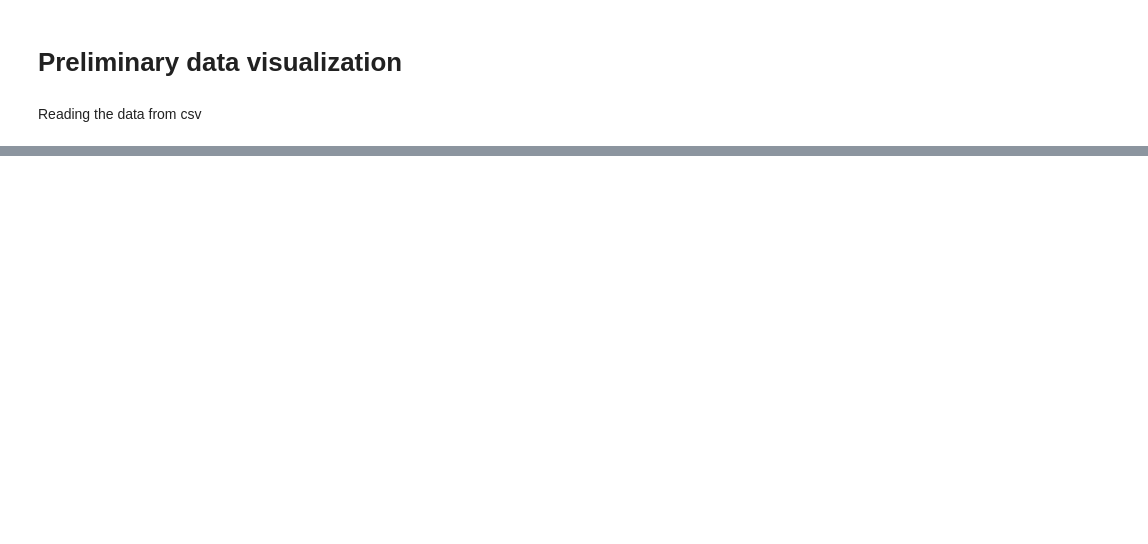
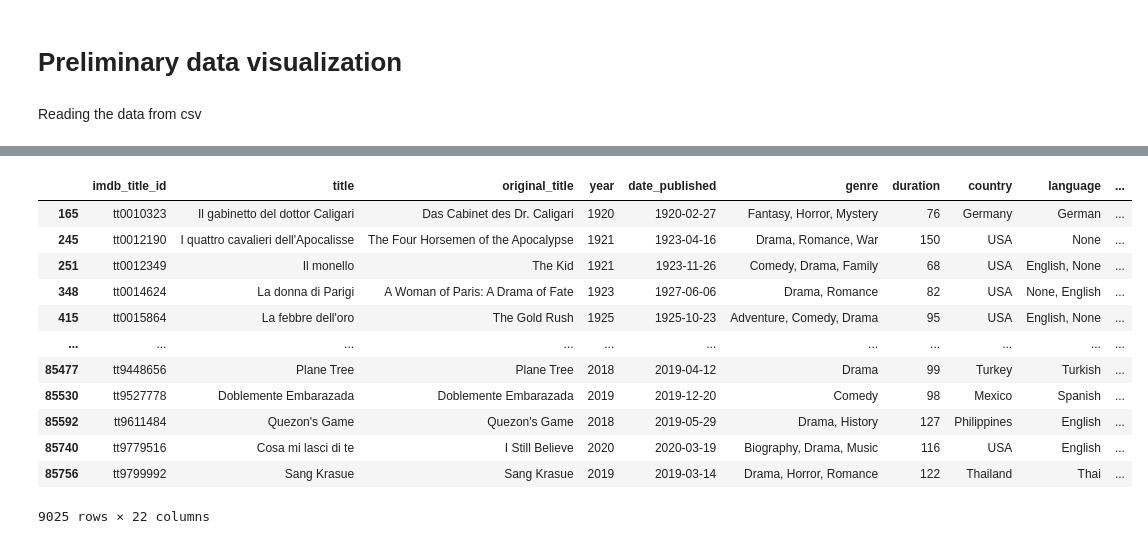
Before and after one commit to Joonasp1/IMDb_data, a Jupyter notebook: Data_Project.ipynb, the cells around one changed output, grey strips where cells are left out. Saved outputs shown, nothing was run; the diff lists cells and outputs as text; code cells hidden in the pictures; blank space fills up the shorter version.

```diff
--- a/Data_Project.ipynb
+++ b/Data_Project.ipynb
@@ -40,0 +114,20 @@ plt.bar(years, maxbudget)
+# %%
+data_ml = data.dropna(subset=['budget','worlwide_gross_income'])
+data_ml = data_ml[data_ml.budget.str.startswith('$') & data_ml.worlwide_gross_income.str.startswith("$")]
+data_ml.budget = data_ml.budget.str.slice(2).astype(int)
+data_ml.worlwide_gross_income = data_ml.worlwide_gross_income.str.slice(2).astype(float)
+data_ml
+# %% [output]
+|  | imdb_title_id | title | original_title | year | date_published | genre | duration | country | language | ... |
+| 165 | tt0010323 | Il gabinetto del dottor Caligari | Das Cabinet des Dr. Caligari | 1920 | 1920-02-27 | Fantasy, Horror, Mystery | 76 | Germany | German | ... |
+| 245 | tt0012190 | I quattro cavalieri dell'Apocalisse | The Four Horsemen of the Apocalypse | 1921 | 1923-04-16 | Drama, Romance, War | 150 | USA | None | ... |
+| 251 | tt0012349 | Il monello | The Kid | 1921 | 1923-11-26 | Comedy, Drama, Family | 68 | USA | English, None | ... |
+| 348 | tt0014624 | La donna di Parigi | A Woman of Paris: A Drama of Fate | 1923 | 1927-06-06 | Drama, Romance | 82 | USA | None, English | ... |
+| 415 | tt0015864 | La febbre dell'oro | The Gold Rush | 1925 | 1925-10-23 | Adventure, Comedy, Drama | 95 | USA | English, None | ... |
+| ... | ... | ... | ... | ... | ... | ... | ... | ... | ... | ... |
+| 85477 | tt9448656 | Plane Tree | Plane Tree | 2018 | 2019-04-12 | Drama | 99 | Turkey | Turkish | ... |
+| 85530 | tt9527778 | Doblemente Embarazada | Doblemente Embarazada | 2019 | 2019-12-20 | Comedy | 98 | Mexico | Spanish | ... |
+| 85592 | tt9611484 | Quezon's Game | Quezon's Game | 2018 | 2019-05-29 | Drama, History | 127 | Philippines | English | ... |
+| 85740 | tt9779516 | Cosa mi lasci di te | I Still Believe | 2020 | 2020-03-19 | Biography, Drama, Music | 116 | USA | English | ... |
+| 85756 | tt9799992 | Sang Krasue | Sang Krasue | 2019 | 2019-03-14 | Drama, Horror, Romance | 122 | Thailand | Thai | ... |
+9025 rows × 22 columns
```
Also changed, not shown: parts of 8 cells of this notebook.
